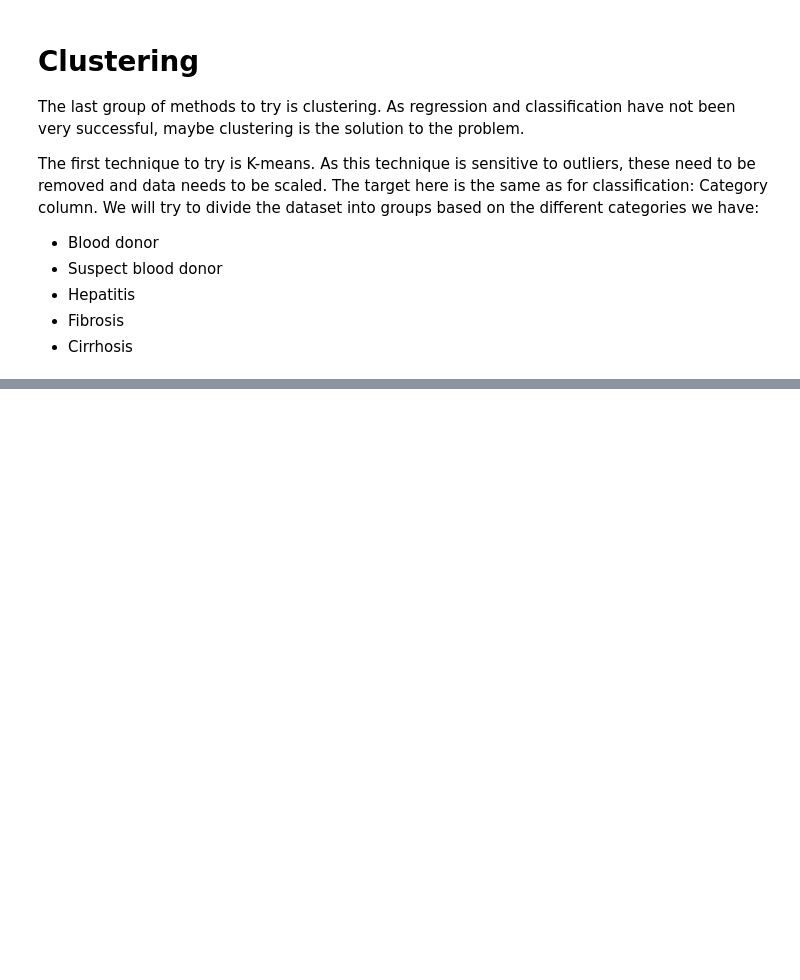
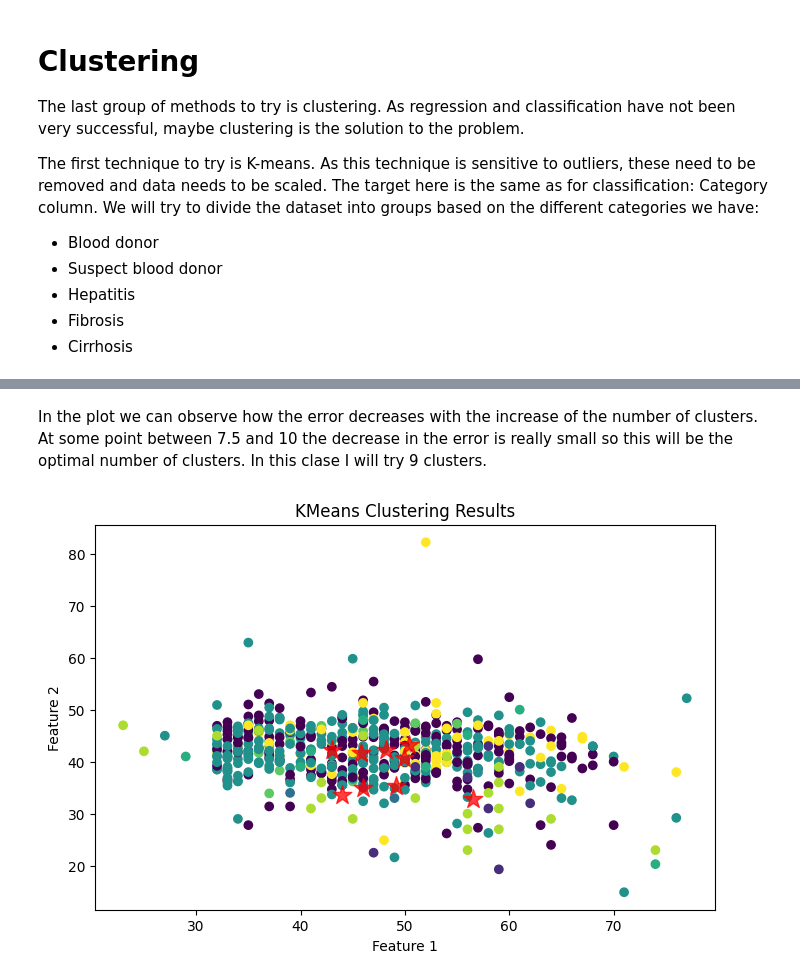
Before and after one commit to Biokatzen/Hepatitis-C-Prediction-Dataset, a Jupyter notebook: Copia_de_HepatitisC_Prediction_Dataset.ipynb, the cells around one changed output, grey strips where cells are left out. Cells and saved outputs as stored; diff of their text form; code cells hidden in the pictures; blank space fills up the shorter version.

```diff
--- a/Copia_de_HepatitisC_Prediction_Dataset.ipynb
+++ b/Copia_de_HepatitisC_Prediction_Dataset.ipynb
@@ -938,0 +964,19 @@ The first technique to try is K-means. As this technique is sensitive to outlier
+# %% [markdown]
+In the plot we can observe how the error decreases with the increase of the number of clusters. At some point between 7.5 and 10 the decrease in the error is really small so this will be the optimal number of clusters.
+In this clase I will try 9 clusters.
+# %%
+#Apply K Means with the optimal k
+kmeans = KMeans(n_clusters=9, random_state=42, n_init='auto')
+y_kmeans = kmeans.fit_predict(df_encoded_without_cat)
+
+#Visualize the results
+plt.figure(figsize=(8, 5))
+plt.scatter(df_encoded_without_cat.iloc[:,0], df_encoded_without_cat.iloc[:,1], c=y_kmeans, cmap='viridis')
+centers = kmeans.cluster_centers_
+plt.scatter(kmeans.cluster_centers_[:,0], kmeans.cluster_centers_[:,1], c='red', s=200, alpha=0.75, marker='*')
+plt.title('KMeans Clustering Results')
+plt.xlabel('Feature 1')
+plt.ylabel('Feature 2')
+plt.show()
+# %% [output]
+[figure, added]
```
Also changed, not shown: parts of 1 cell of this notebook.
